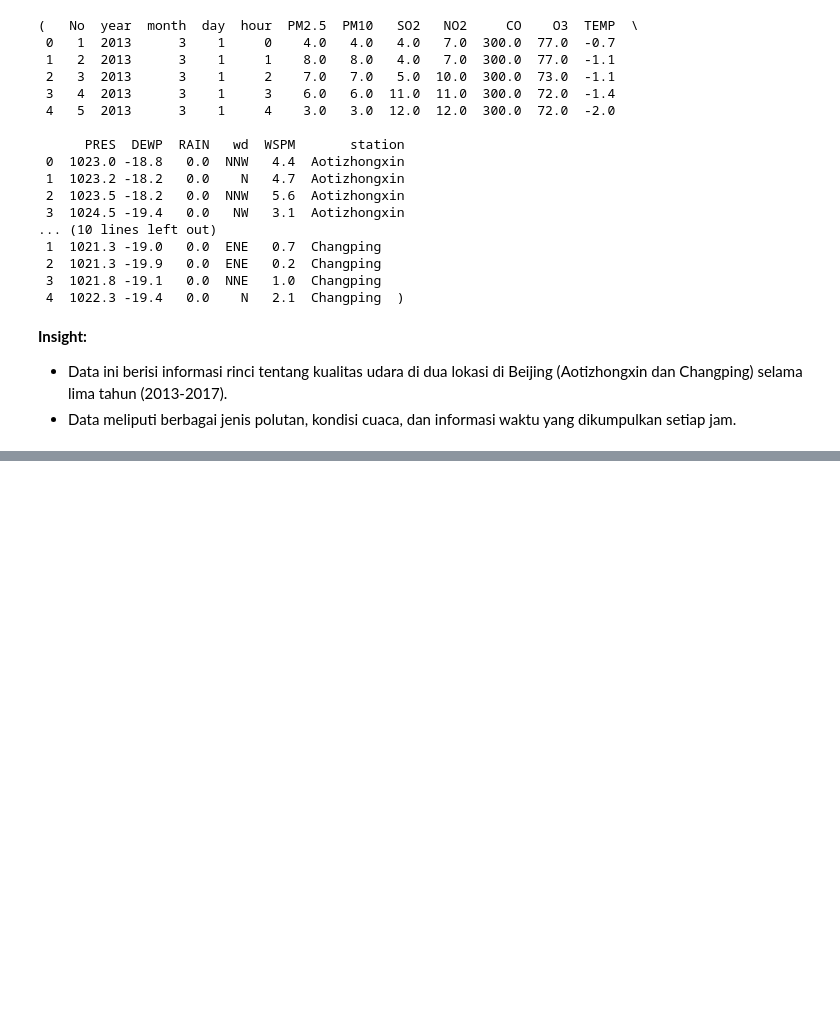
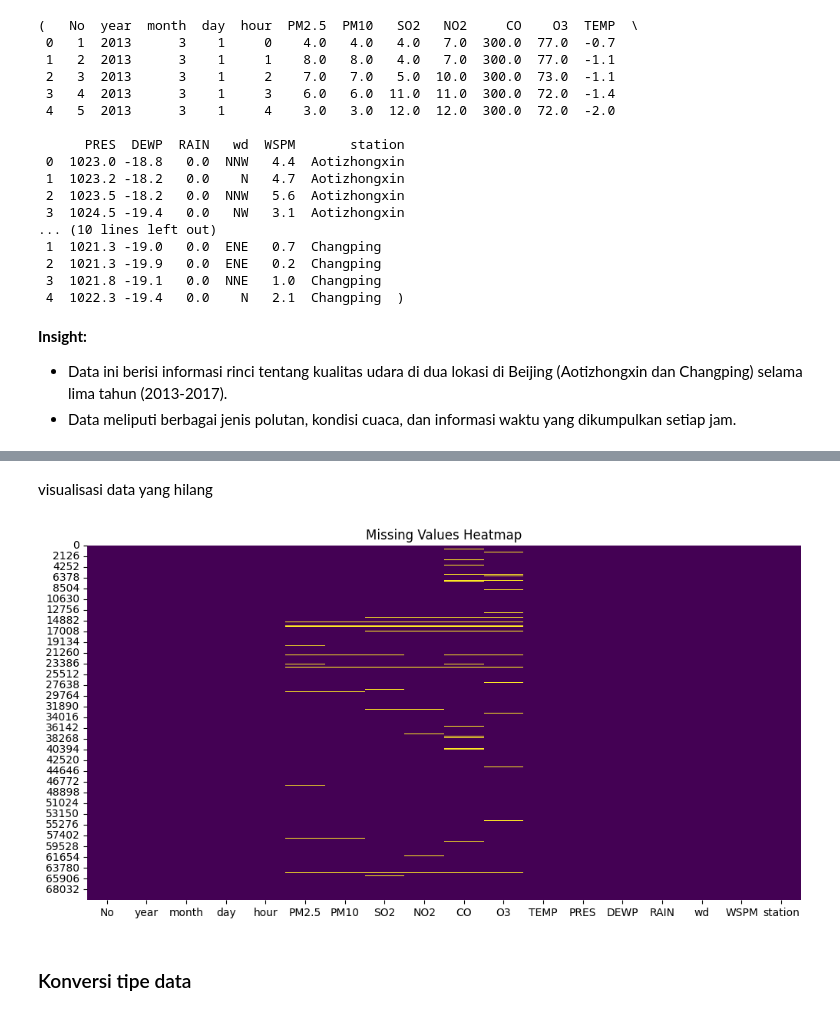
Before and after one commit to paizramadhan/analisis-data-dicoding, a Jupyter notebook: notebook.ipynb, the cells around one changed output, grey strips where cells are left out. Cells and saved outputs as stored; diff of their text form; code cells hidden in the pictures; blank space fills up the shorter version.

```diff
--- a/notebook.ipynb
+++ b/notebook.ipynb
@@ -25,3 +22,6 @@ import matplotlib.pyplot as plt
 import seaborn as sns
 import numpy as np
 import pandas as pd
+
+%matplotlib inline
+sns.set(style="whitegrid")
@@ -31,7 +31,8 @@ import pandas as pd
 ### Gathering Data
 # %%
 # Read the data
-data_aotizhongxin = pd.read_csv('data/PRSA_Data_Aotizhongxin_20130301-20170228.csv')
+data_aotizhongxin = pd.read_csv(
+    'data/PRSA_Data_Aotizhongxin_20130301-20170228.csv')
 data_changping = pd.read_csv('data/PRSA_Data_Changping_20130301-20170228.csv')
 
 # Check the first few rows of the datasets to understand their structure
@@ -289,0 +87,5 @@ Analisis data kualitas udara di stasiun Aotizhongxin dan Changping menunjukkan a
+# %%
+df = pd.concat([data_aotizhongxin, data_changping], ignore_index=True)
+
+print(f"Jumlah baris setelah penggabungan: {df.shape[0]}")
+print(f"Jumlah kolom setelah penggabungan: {df.shape[1]}")
@@ -289,0 +155,11 @@ Analisis data kualitas udara di stasiun Aotizhongxin dan Changping menunjukkan a
+# %% [markdown]
+visualisasi data yang hilang
+# %%
+plt.figure(figsize=(12, 6))
+sns.heatmap(df.isnull(), cbar=False, cmap='viridis')
+plt.title('Missing Values Heatmap')
+plt.show()
+# %% [output]
+[figure, added]
+# %% [markdown]
+### Konversi tipe data
```
Also changed, not shown: parts of 92 cells of this notebook, 3 other files.
